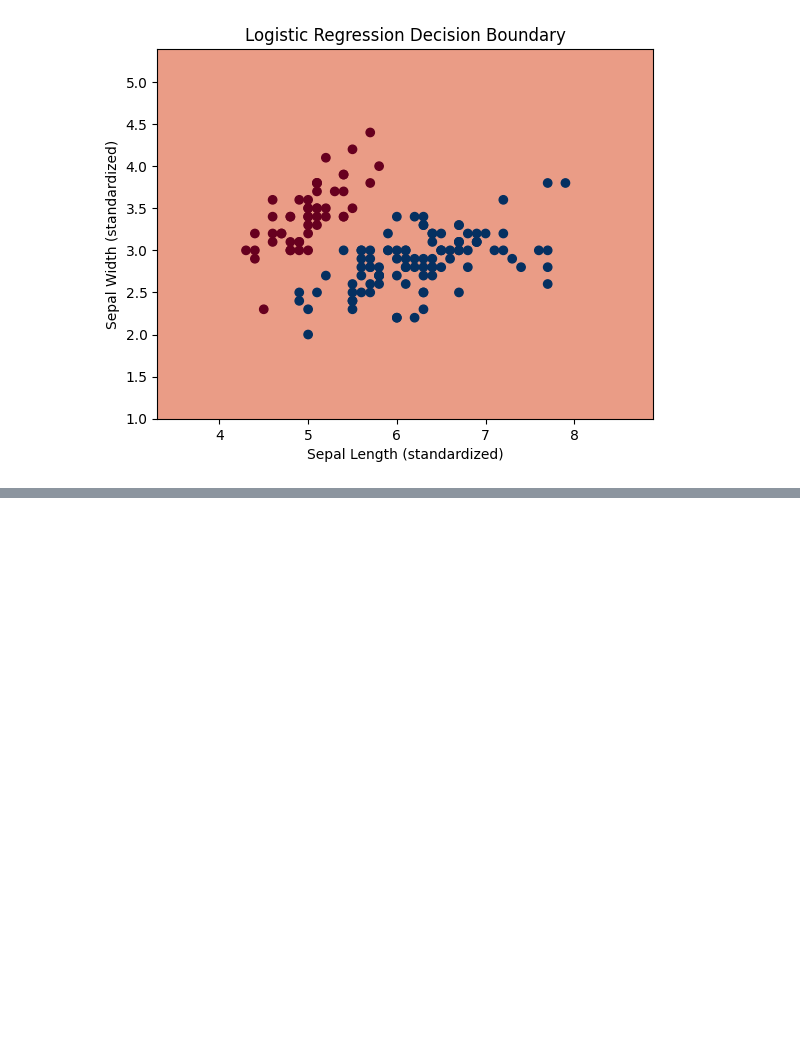
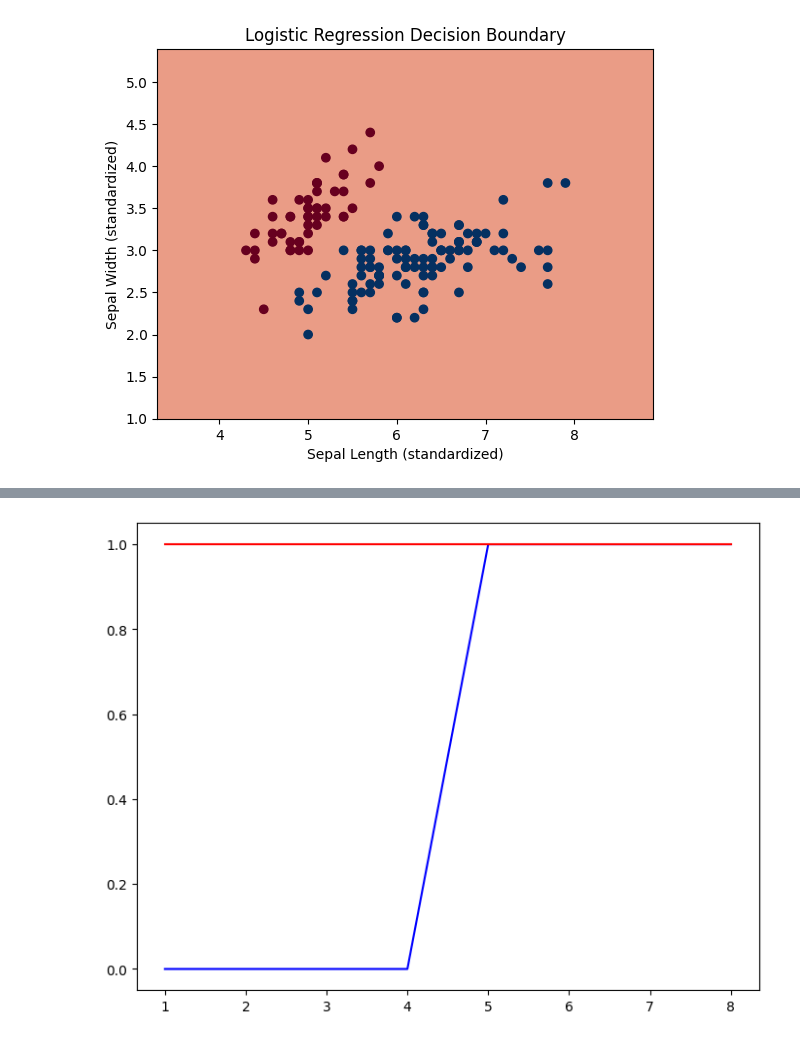
Before and after one commit to arnavjagia/5-sem-lab, a Jupyter notebook: ML/week 5 - LOGISTIC REGRESSION AND STOCHASTIC GRADIENT DESCENT/week 5.ipynb, the cells around one changed output, grey strips where cells are left out. Cells and saved outputs as stored; diff of their text form; code cells hidden in the pictures; blank space fills up the shorter version.

```diff
--- a/ML/week 5 - LOGISTIC REGRESSION AND STOCHASTIC GRADIENT DESCENT/week 5.ipynb
+++ b/ML/week 5 - LOGISTIC REGRESSION AND STOCHASTIC GRADIENT DESCENT/week 5.ipynb
@@ -155,0 +163,50 @@ weighted avg       1.00      1.00      1.00        45
+# %%
+"""
+Create a CSV file for the above training data and write a Python function program to find the fitted logistic
+regression with gradient descent technique. Compare the coefficients obtained from the sklearn model with
+your program. Compute the predicted y and assign the class label (prediction = 0 IF p(fail) < 0.5 and prediction
+= 1 IF p(pass) >= 0.5) and compute the accuracy. Find the error for each iteration and predict the probability
+that a student will pass the exam if they study for a) 3.5 hours b) 7.5 hours. Plot the graph of error in y-axis
+and iteration in x-axis with 3 epochs (8x3=24 iterations).
+"""
+
+df = pd.read_csv('study.csv')
+x = df['hours'].to_numpy()
+y = df['pass'].to_numpy()
+
+b0, b1 = 0, 0
+a = 0.3
+y_len = len(y)
+
+for i in range(3):
+    for j in range(y_len):
+        z = (b0 * x[j]) + b1
+        p = 1 / (1 + np.exp(-1 * z))
+        if p >= 0.5:
+            p = 1
+        else:
+            p = 0
+        err = 2 * (p - y[j])
+        b0 = b0 - (b0 * err * a)
+        b1 = b1 - (b1 * err * a * x[j])
+
+predict = []
+mse = 0
+for i in range(y_len):
+    z = (b0 * x[j]) + b1
+    p = 1 / (1 + np.exp(-1 * z))
+    if p >= 0.5:
+        p = 1
+    else:
+        p = 0
+    predict.append(p)
+    mse += (p - y[i]) ** 2
+mse /= y_len
+predict = np.array(predict)
+fig = plt.figure()
+ax = fig.add_axes([0, 0, 1, 1])
+plt.plot(x, y, label = 'given', color = 'blue')
+plt.plot(x, predict, label = 'found', color = 'red')
+plt.show()
+# %% [output]
+[figure, added]
```
Also changed, not shown: parts of 2 cells of this notebook, 1 other file.
